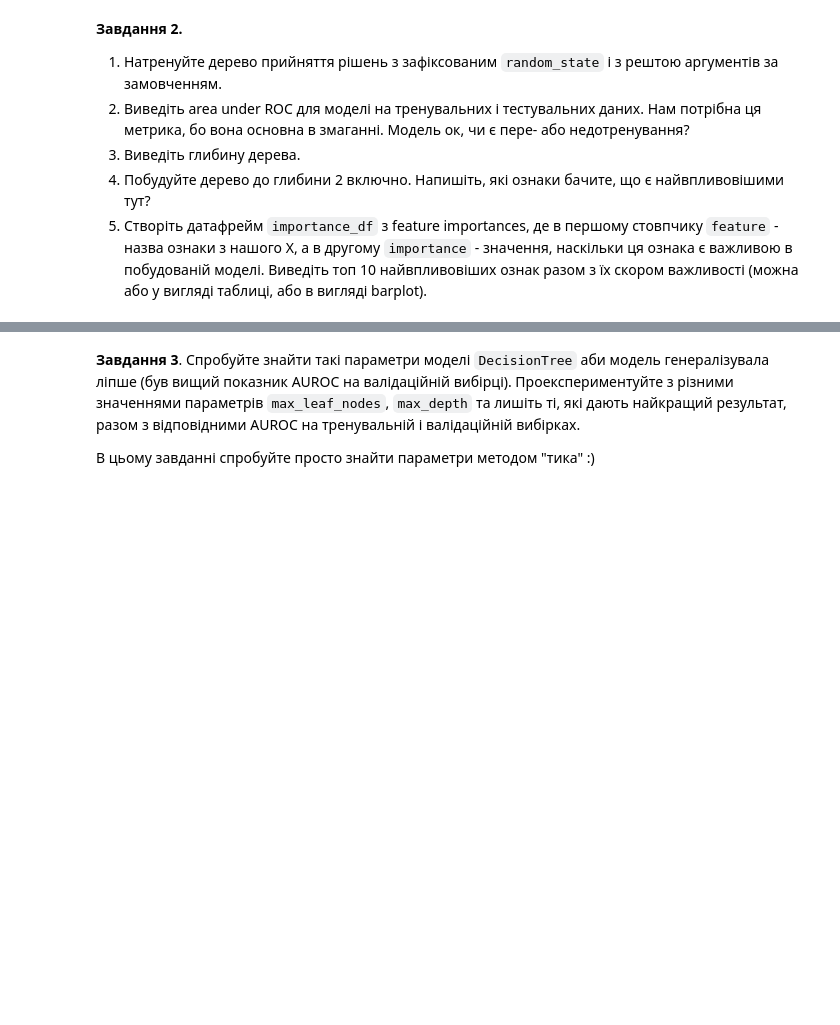
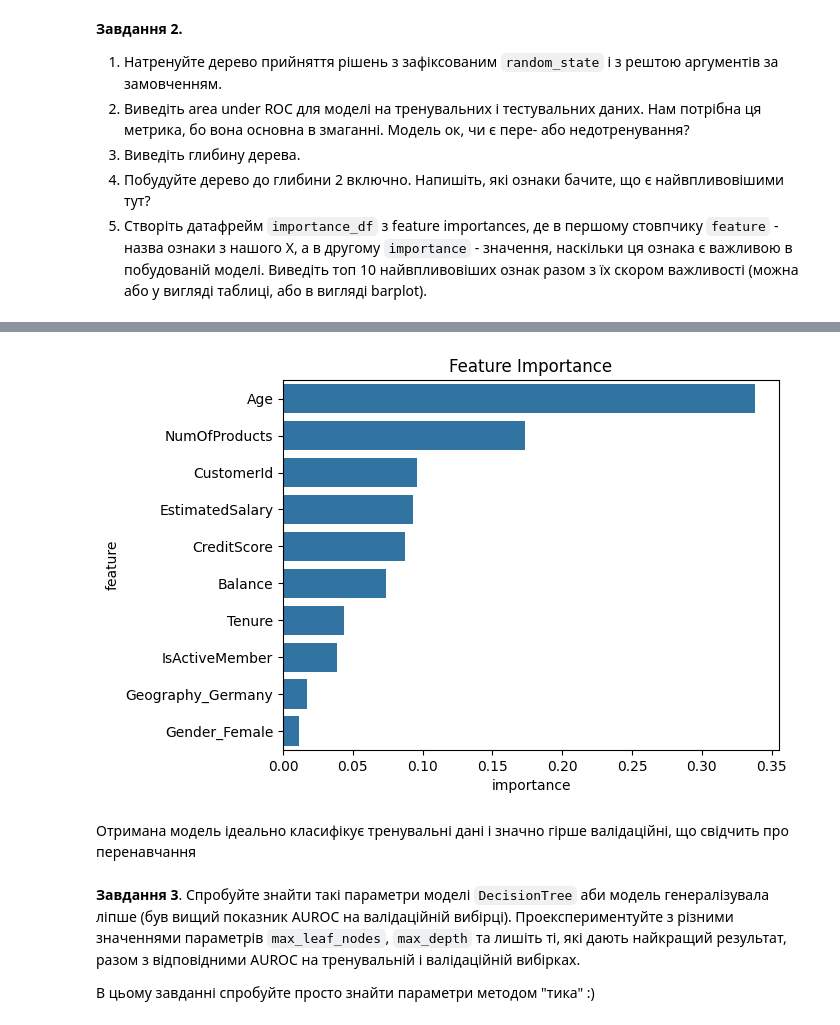
Before and after one commit to YelizavetaP/ml_tasks, a Jupyter notebook: hometasks/2_supervised_learning/2_3_decision_trees/HW_2_10_Дерева_прийняття_рішень.ipynb, the cells around one changed output, grey strips where cells are left out. Saved outputs shown, nothing was run; the diff lists cells and outputs as text; code cells hidden in the pictures; blank space fills up the shorter version.

```diff
--- a/hometasks/2_supervised_learning/2_3_decision_trees/HW_2_10_Дерева_прийняття_рішень.ipynb
+++ b/hometasks/2_supervised_learning/2_3_decision_trees/HW_2_10_Дерева_прийняття_рішень.ipynb
@@ -66,3 +208,22 @@ ValueError: operands could not be broadcast together with shapes (9,) (5,)
+# %%
+# 5
+import  seaborn as sns
+
+def show_feature_importance(model):
+
+    importance_df = pd.DataFrame({
+    'feature': X_train.columns,
+    'importance': model.feature_importances_
+    }).sort_values('importance', ascending=False)
+
+    plt.title('Feature Importance')
+    sns.barplot(data=importance_df.head(10), x='importance', y='feature')
+# %%
+show_feature_importance(tree_model)
+# %% [output]
+[figure, added]
+# %% [markdown]
+Отримана модель ідеально класифікує тренувальні дані і значно гірше валідаційні, що свідчить про перенавчання
 # %% [markdown]
 **Завдання 3**. Спробуйте знайти такі параметри моделі `DecisionTree` аби модель генералізувала ліпше (був вищий показник AUROC на валідаційній вибірці). Проекспериментуйте з різними значеннями параметрів `max_leaf_nodes`, `max_depth` та лишіть ті, які дають найкращий результат, разом з відповідними AUROC на тренувальній і валідаційній вибірках.
 
```
Also changed, not shown: parts of 27 cells of this notebook, 1 other file.
